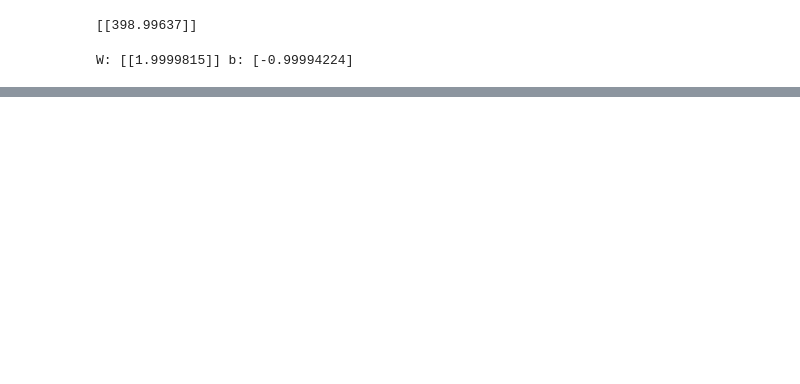
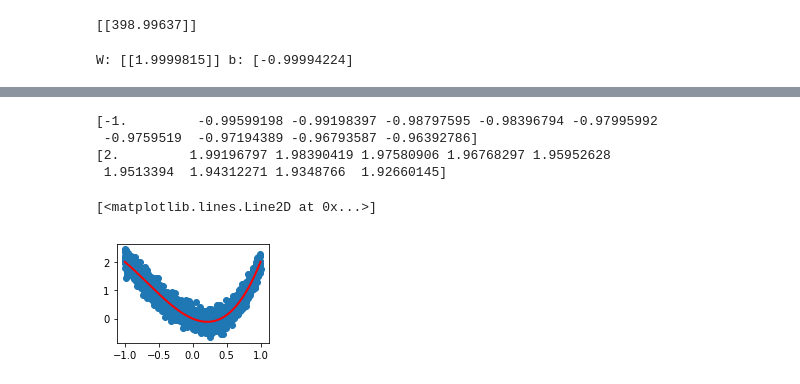
Before and after one commit to Dennis826/Machine-learning, a Jupyter notebook: Course01_01_Hello_World.ipynb, the cells around one changed output, grey strips where cells are left out. Cells and saved outputs as stored; diff of their text form; code cells hidden in the pictures; blank space fills up the shorter version.

```diff
--- a/Course01_01_Hello_World.ipynb
+++ b/Course01_01_Hello_World.ipynb
@@ -39,0 +113,21 @@ W: [[1.9999815]] b: [-0.99994224]
+# %%
+np.random.seed(0)
+x_train=np.linspace(-1,1,2000)
+noise=np.random.normal(0,0.2,x_train.shape)
+y_train=x_train**3+2*x_train**2-x_train+noise
+
+x_test=np.linspace(-1,1,500)
+y_test=x_test**3+2*x_test**2-x_test
+
+print(x_test[0:10])
+print(y_test[0:10])
+plt.subplot(2,2,3)
+plt.scatter(x_train,y_train)
+plt.plot(x_test,y_test,'r-',lw=2)
+# %% [output]
+[-1.         -0.99599198 -0.99198397 -0.98797595 -0.98396794 -0.97995992
+ -0.9759519  -0.97194389 -0.96793587 -0.96392786]
+[2.         1.99196797 1.98390419 1.97580906 1.96768297 1.95952628
+ 1.9513394  1.94312271 1.9348766  1.92660145]
+[<matplotlib.lines.Line2D at 0x...>]
+[figure, added]
```
Also changed, not shown: parts of 14 cells of this notebook.
